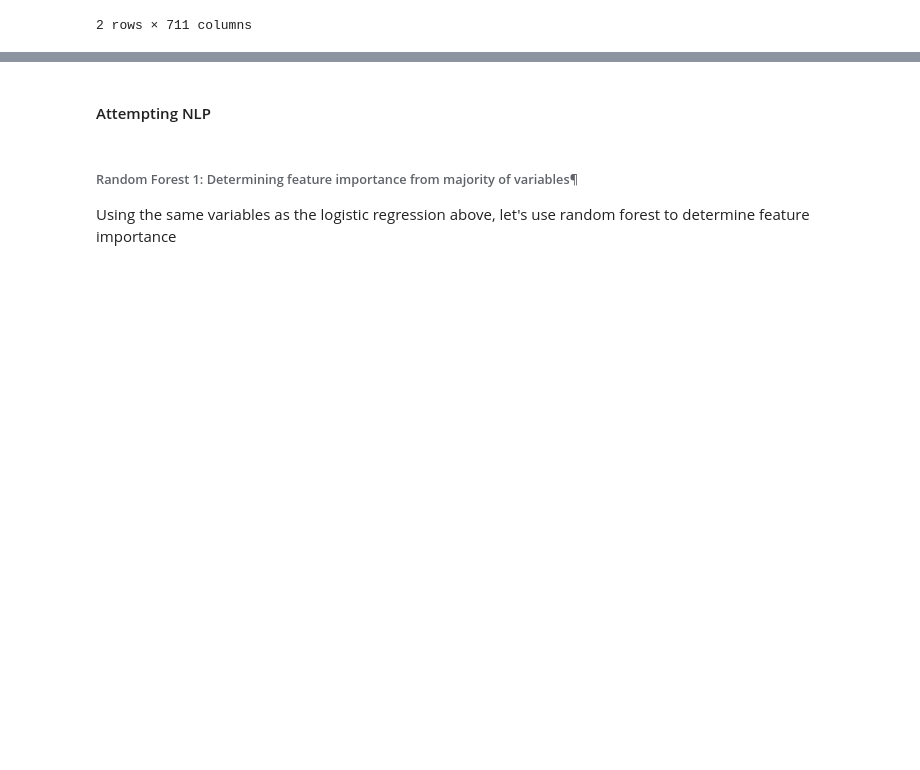
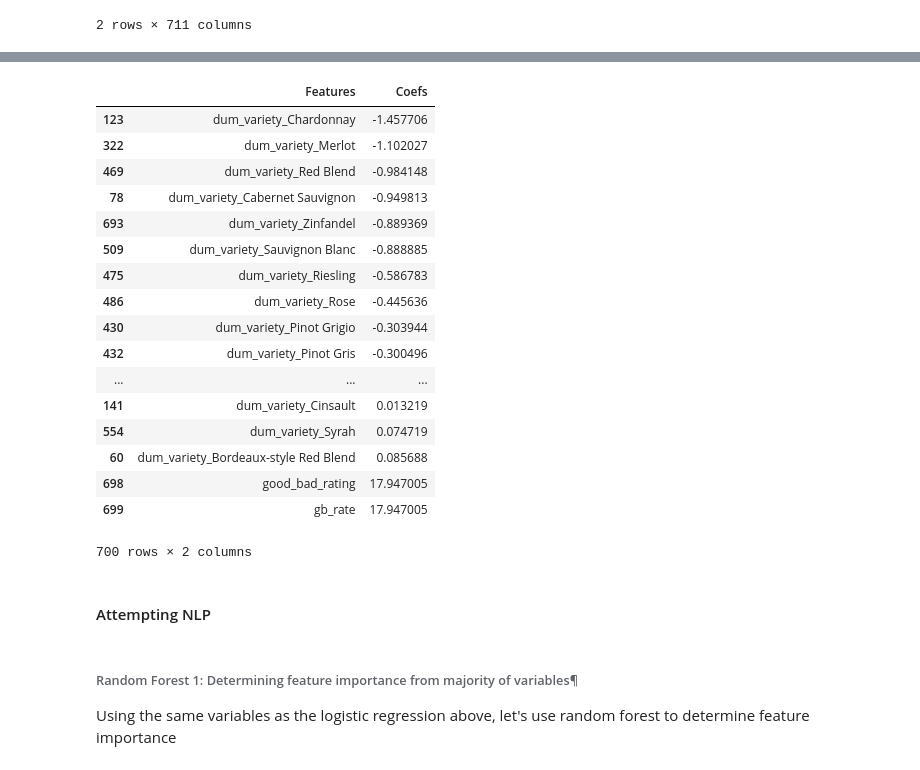
Before and after one commit to evanrosa/wine-ML-capstone-2018, a Jupyter notebook: 03 - Modeling.ipynb, the cells around one changed output, grey strips where cells are left out. Drawn from its saved outputs; the diff is of its cells as text; code cells hidden in the pictures; blank space fills up the shorter version.

```diff
--- a/03 - Modeling.ipynb
+++ b/03 - Modeling.ipynb
@@ -437,5 +454,5 @@ Should I classify rating into categories? ie 80-85 = fair; 86-90 = good etc
 # %%
-dummy_wine2['good_bad_rating'] = dummy_wine.points > 95
+dummy_wine2['good_bad_rating'] = dummy_wine.points > 88
 #anything above the mean/median has good point rating otherwise bad
 # %% [output]
 A value is trying to be set on a copy of a slice from a DataFrame.
@@ -455,10 +472,7 @@ kf = model_selection.KFold(n_splits=5, shuffle=True)
 log = LogisticRegression(C=1e9, multi_class='multinomial', solver='lbfgs')
 
 #logistic regression with all dummy features
-features_log = dummy_wine2.drop(columns=['country','province','region_1'
-                                         ,'region_2','variety','points'
-                                         , 'description', 'designation','taster_name'
-                                         , 'taster_twitter_handle','title','winery'])
+features_log = dummy_wine2.filter(regex='dum_variety(.*)|(price)')
 #for dummies maybe use only top 10 countries, 20 regions etc -- drop ones I don't need to use in features
 
 A = dummy_wine2[features_log.columns]
@@ -467,12 +481,12 @@ A = dummy_wine2[features_log.columns]
 dummy_wine2['gb_rate'] = dummy_wine2.good_bad_rating.map({True:1, False:0})
 b = dummy_wine2['gb_rate']
 
-A_train, A_test, b_train, b_test = train_test_split(A,b, random_state =42)
+A_train, A_test, b_train, b_test = train_test_split(A,b, random_state=413, test_size=0.33)
 
 
-scaler = StandardScaler()
-A_train = scaler.fit_transform(A_train)
-A_test = scaler.transform(A_test)
+#scaler = StandardScaler()
+#A_train = scaler.fit_transform(A_train)
+#A_test = scaler.transform(A_test)
 
 
 log.fit(A_train,b_train)
@@ -485,12 +499,8 @@ print(metrics.confusion_matrix(b_test,b_pred))
 print('Cross Val Score: ')
 print(cross_val_score(log, A, b, cv=5, scoring='accuracy').mean())
 print('---')
-print(np.mean(-cross_val_score(log, A, b, cv=kf, scoring='neg_mean_squared_error')))
-print(np.mean(cross_val_score(log, A, b, cv=kf)))
-
-
 print("Coefficient:") #weights of each feature
-print(list(zip(features_log, log.coef_)))
+print(list(zip(features_log, log.coef_[0])))
 print("Intercept:") #value of intercept
 print(log.intercept_)
 print("Predict:")
@@ -520,3 +541,24 @@ Coefficient:
+# %%
+pd.DataFrame({'Features':features_log.columns, 'Coefs':log.coef_[0]}).sort_values(by='Coefs')
+# %% [output]
+|  | Features | Coefs |
+| 123 | dum_variety_Chardonnay | -1.457706 |
+| 322 | dum_variety_Merlot | -1.102027 |
+| 469 | dum_variety_Red Blend | -0.984148 |
+| 78 | dum_variety_Cabernet Sauvignon | -0.949813 |
+| 693 | dum_variety_Zinfandel | -0.889369 |
+| 509 | dum_variety_Sauvignon Blanc | -0.888885 |
+| 475 | dum_variety_Riesling | -0.586783 |
+| 486 | dum_variety_Rose | -0.445636 |
+| 430 | dum_variety_Pinot Grigio | -0.303944 |
+| 432 | dum_variety_Pinot Gris | -0.300496 |
+| ... | ... | ... |
+| 141 | dum_variety_Cinsault | 0.013219 |
+| 554 | dum_variety_Syrah | 0.074719 |
+| 60 | dum_variety_Bordeaux-style Red Blend | 0.085688 |
+| 698 | good_bad_rating | 17.947005 |
+| 699 | gb_rate | 17.947005 |
+700 rows × 2 columns
 # %% [markdown]
 #### Attempting NLP
 # %% [markdown]
```
Also changed, not shown: parts of 24 cells of this notebook, 1 other file.
